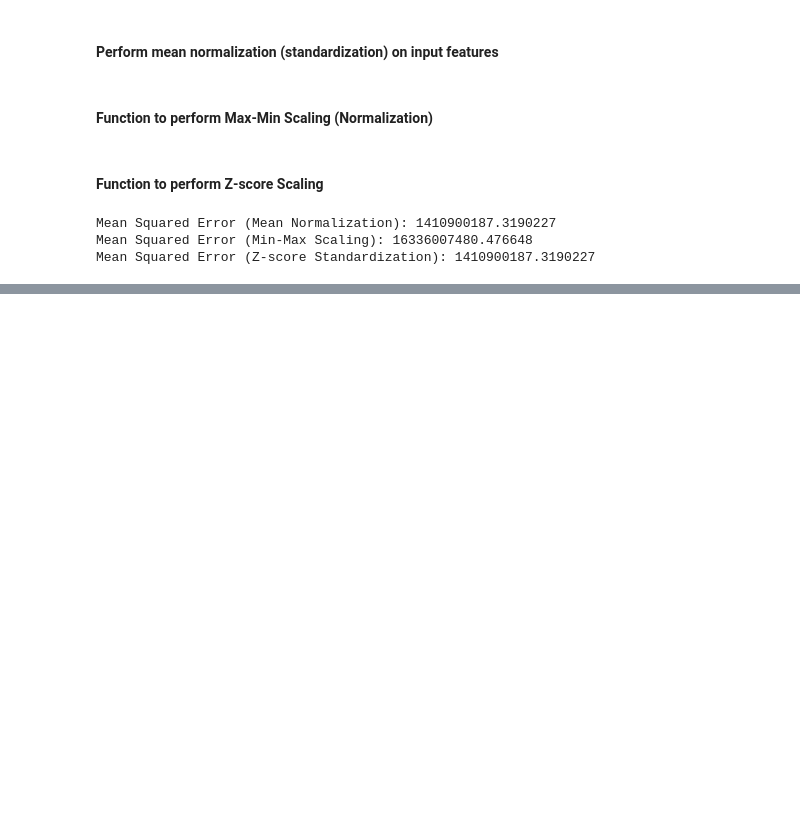
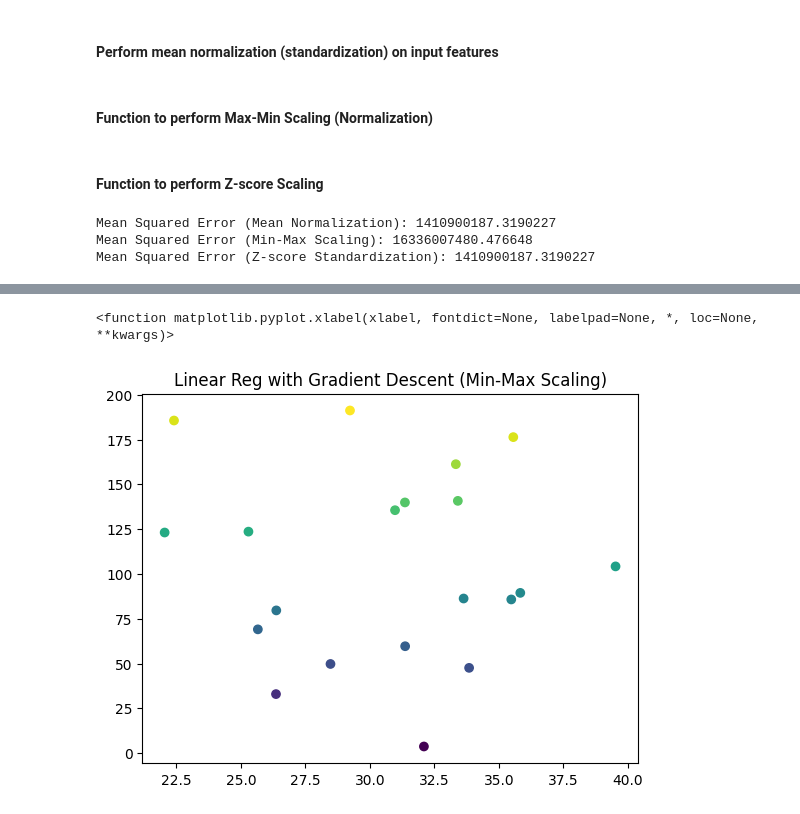
Before and after one commit to edasaruhan/Assingment_ML_kili66, a Jupyter notebook: ML_assignment_1.ipynb, the cells around one changed output, grey strips where cells are left out. Saved outputs shown, nothing was run; the diff lists cells and outputs as text; code cells hidden in the pictures; blank space fills up the shorter version.

```diff
--- a/ML_assignment_1.ipynb
+++ b/ML_assignment_1.ipynb
@@ -210,0 +231,8 @@ Bias (Intercept): nan
+# %%
+
+plt.scatter(X_test[:, 0], X_test[:, 1], c=y_pred_min_max)
+plt.title("Linear Reg with Gradient Descent (Min-Max Scaling)")
+plt.xlabel
+# %% [output]
+<function matplotlib.pyplot.xlabel(xlabel, fontdict=None, labelpad=None, *, loc=None, **kwargs)>
+[figure, added]
```
Also changed, not shown: parts of 7 cells of this notebook.
